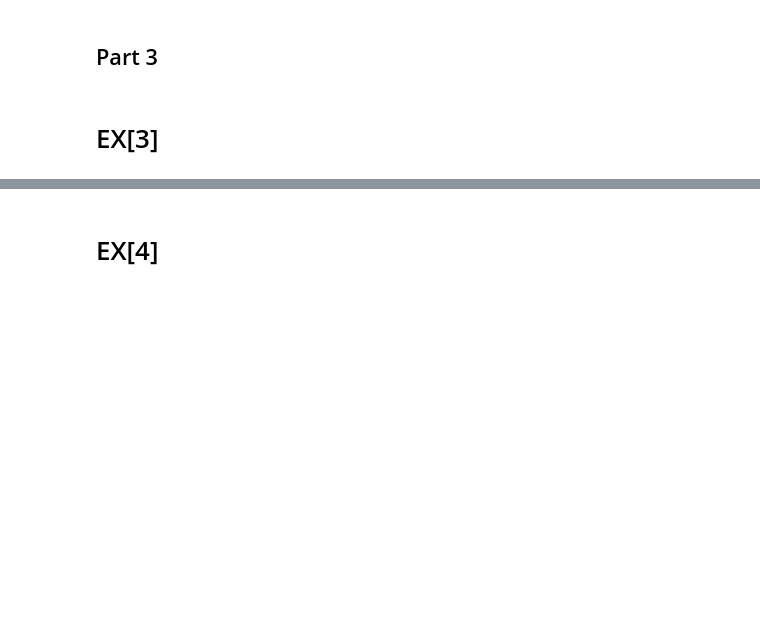
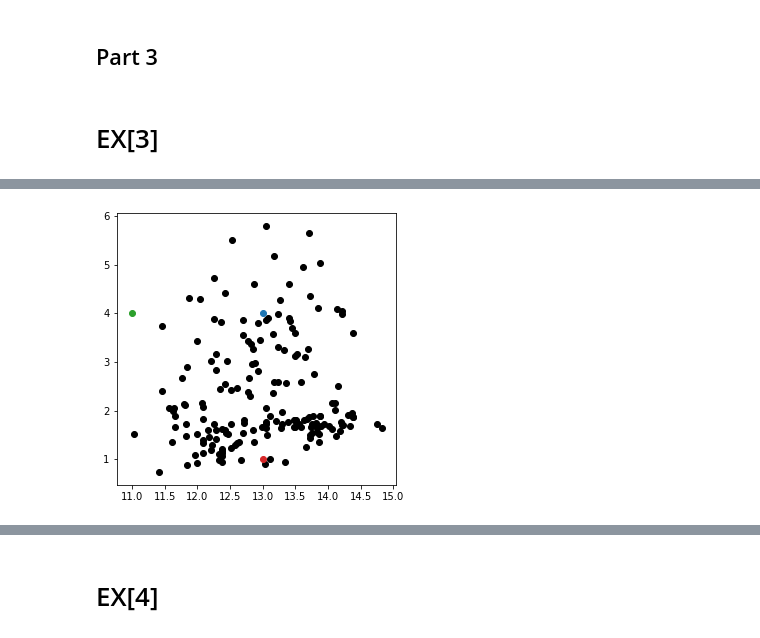
Before and after one commit to Gruntrexpewrus/HMK4, a Jupyter notebook: main.ipynb, the cells around one changed output, grey strips where cells are left out. Cells and saved outputs as stored; diff of their text form; code cells hidden in the pictures; blank space fills up the shorter version.

```diff
--- a/main.ipynb
+++ b/main.ipynb
@@ -521,0 +690,22 @@ Not bad 5 minutes for a 25 million components vector eh? UUUaahahahah
+# %%
+df_clean=df.drop(['class identifier'], axis=1)
+np.random.seed(200)
+k = 3
+
+# I compute min and max of my fields to be sure to generate cluster in the right range (in the "domain")
+minAlcohol=min(df['Alcohol'])
+maxAlcohol=max(df['Alcohol'])
+minMalicAcid=min(df['Malic acid'])
+maxMalicAcid=max(df['Malic acid'])
+centroids = {
+    i+1: [np.random.randint(minAlcohol, maxAlcohol), np.random.randint(minMalicAcid, maxMalicAcid)]
+    for i in range(k)
+}
+fig = plt.figure(figsize=(5,5))
+plt.scatter(df['Alcohol'], df['Malic acid'], color='k')
+colmap = {1: 'tab:red', 2: 'tab:green', 3: 'tab:blue', 4:'tab:purple', 5:'tab:cyan', 6:'tab:olive', 7:'tab:orange', 8:'tab:pink', 9:'tab:brown', 10:'tab:gray'}
+for i in centroids.keys():
+    plt.scatter(*centroids[i], color=colmap[i])
+plt.show()
+# %% [output]
+[figure, added]
```
Also changed, not shown: parts of 19 cells of this notebook.
